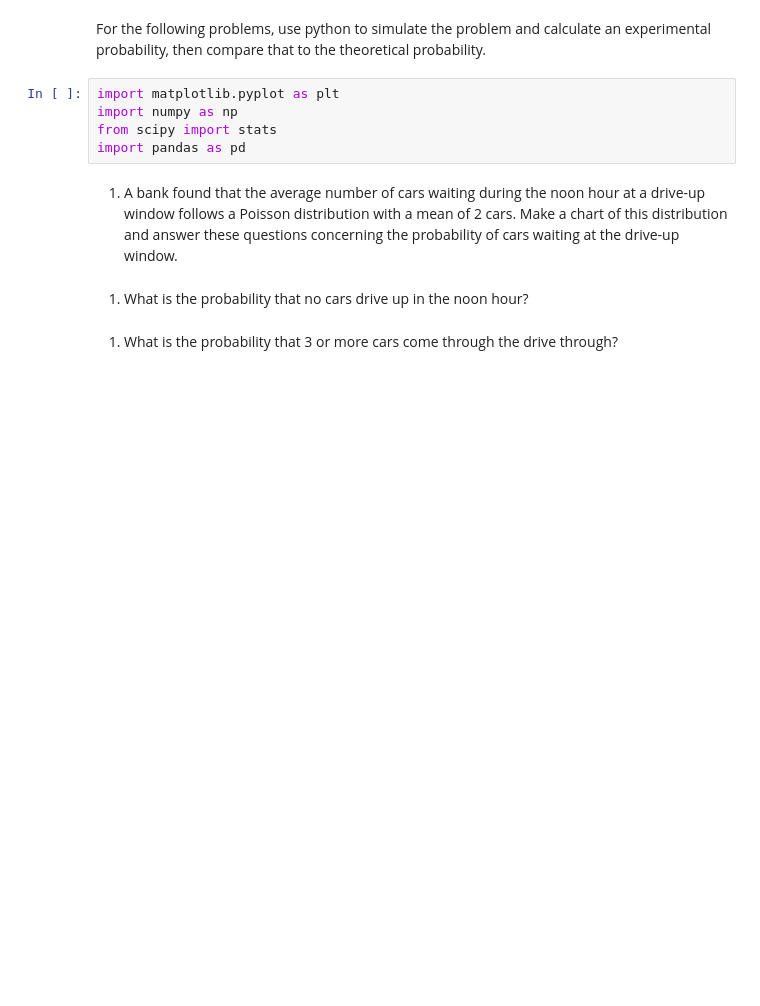
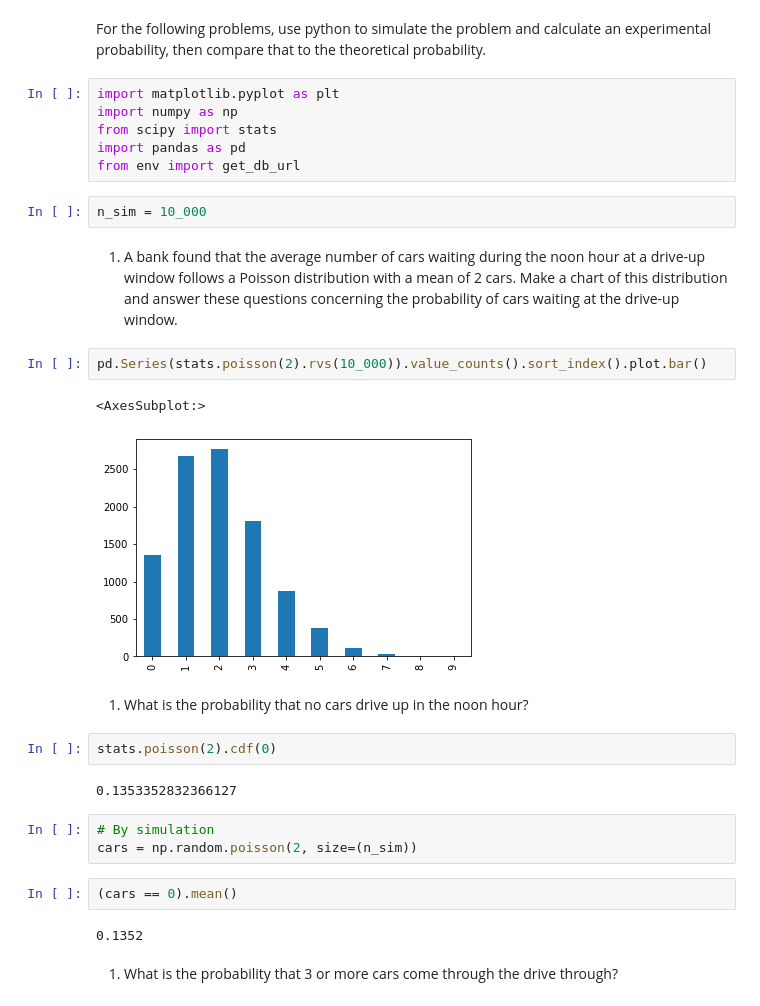
Before and after one commit to jesse-d-marder/statistics-exercises, a Jupyter notebook: probability_distributions.ipynb, the cells around one changed output. Saved outputs shown, nothing was run; the diff lists cells and outputs as text; blank space fills up the shorter version.

```diff
--- a/probability_distributions.ipynb
+++ b/probability_distributions.ipynb
@@ -7,9 +7,28 @@ import matplotlib.pyplot as plt
 import numpy as np
 from scipy import stats
 import pandas as pd
+from env import get_db_url
+# %%
+n_sim = 10_000
 # %% [markdown]
 1. A bank found that the average number of cars waiting during the noon hour at a drive-up window follows a Poisson distribution with a mean of 2 cars. Make a chart of this distribution and answer these questions concerning the probability of cars waiting at the drive-up window.
+# %%
+pd.Series(stats.poisson(2).rvs(10_000)).value_counts().sort_index().plot.bar()
+# %% [output]
+<AxesSubplot:>
+[figure, added]
 # %% [markdown]
 1. What is the probability that no cars drive up in the noon hour?
+# %%
+stats.poisson(2).cdf(0)
+# %% [output]
+0.1353352832366127
+# %%
+# By simulation
+cars = np.random.poisson(2, size=(n_sim))
+# %%
+(cars == 0).mean()
+# %% [output]
+0.1352
 # %% [markdown]
 1. What is the probability that 3 or more cars come through the drive through?
```
Also changed, not shown: parts of 41 cells of this notebook.
